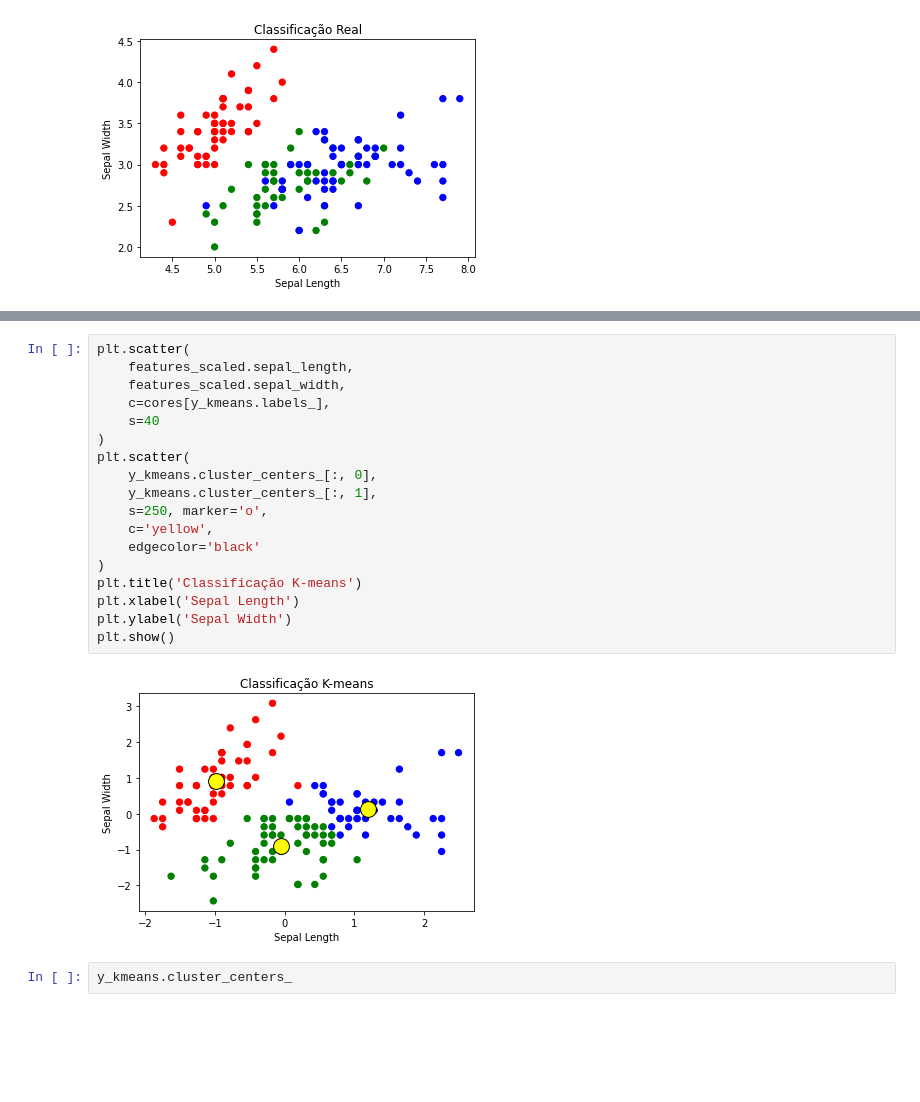
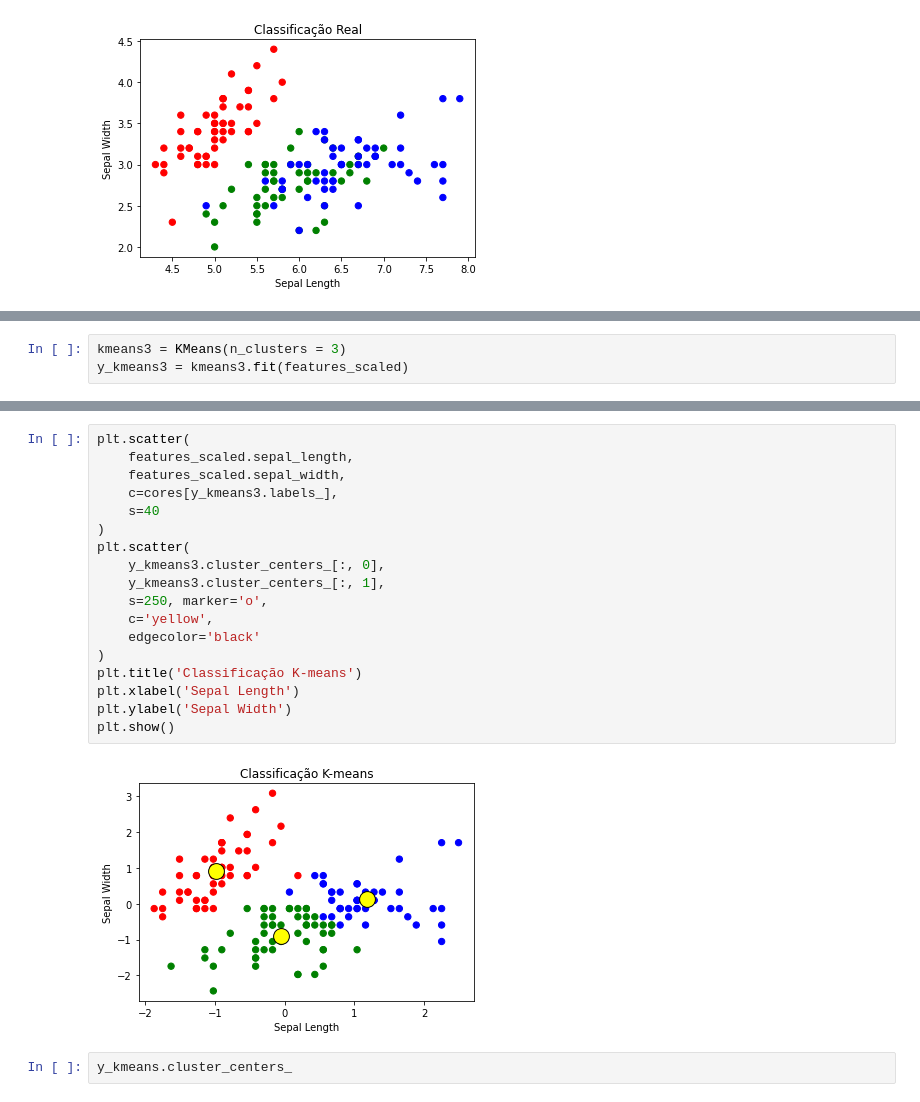
Before and after one commit to ricardobreis/Cluster-Analysis-Iris, a Jupyter notebook: kmeans.ipynb, the cells around one changed output, grey strips where cells are left out. Saved outputs shown, nothing was run; the diff lists cells and outputs as text; blank space fills up the shorter version.

```diff
--- a/kmeans.ipynb
+++ b/kmeans.ipynb
@@ -199,0 +204,3 @@ plt.show()
+# %%
+kmeans3 = KMeans(n_clusters = 3)
+y_kmeans3 = kmeans3.fit(features_scaled)
@@ -200,23 +237,23 @@ plt.show()
 # %%
 plt.scatter(
     features_scaled.sepal_length,
     features_scaled.sepal_width,
-    c=cores[y_kmeans.labels_],
+    c=cores[y_kmeans3.labels_],
     s=40
 )
 plt.scatter(
-    y_kmeans.cluster_centers_[:, 0],
-    y_kmeans.cluster_centers_[:, 1],
+    y_kmeans3.cluster_centers_[:, 0],
+    y_kmeans3.cluster_centers_[:, 1],
     s=250, marker='o',
     c='yellow',
     edgecolor='black'
 )
 plt.title('Classificação K-means')
 plt.xlabel('Sepal Length')
 plt.ylabel('Sepal Width')
 plt.show()
 # %% [output]
-[figure, old version]
+[figure, new version]
 # %%
 y_kmeans.cluster_centers_
 # %% [output]
```
Also changed, not shown: parts of 11 cells of this notebook.
